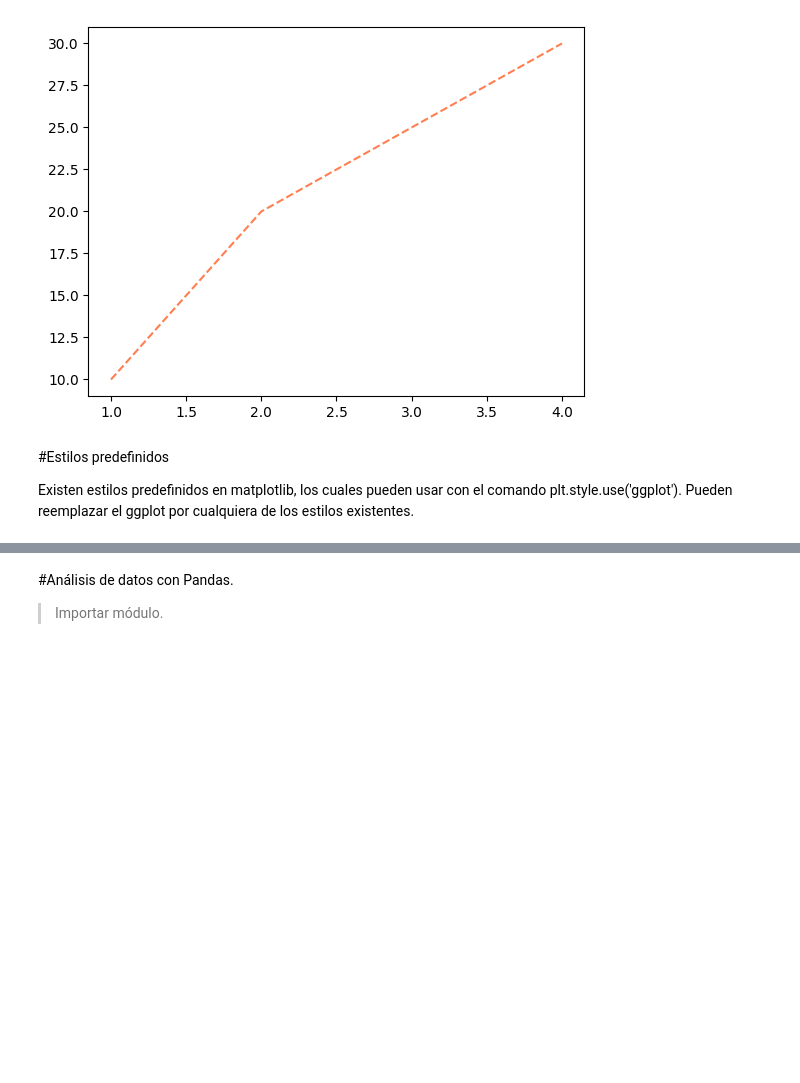
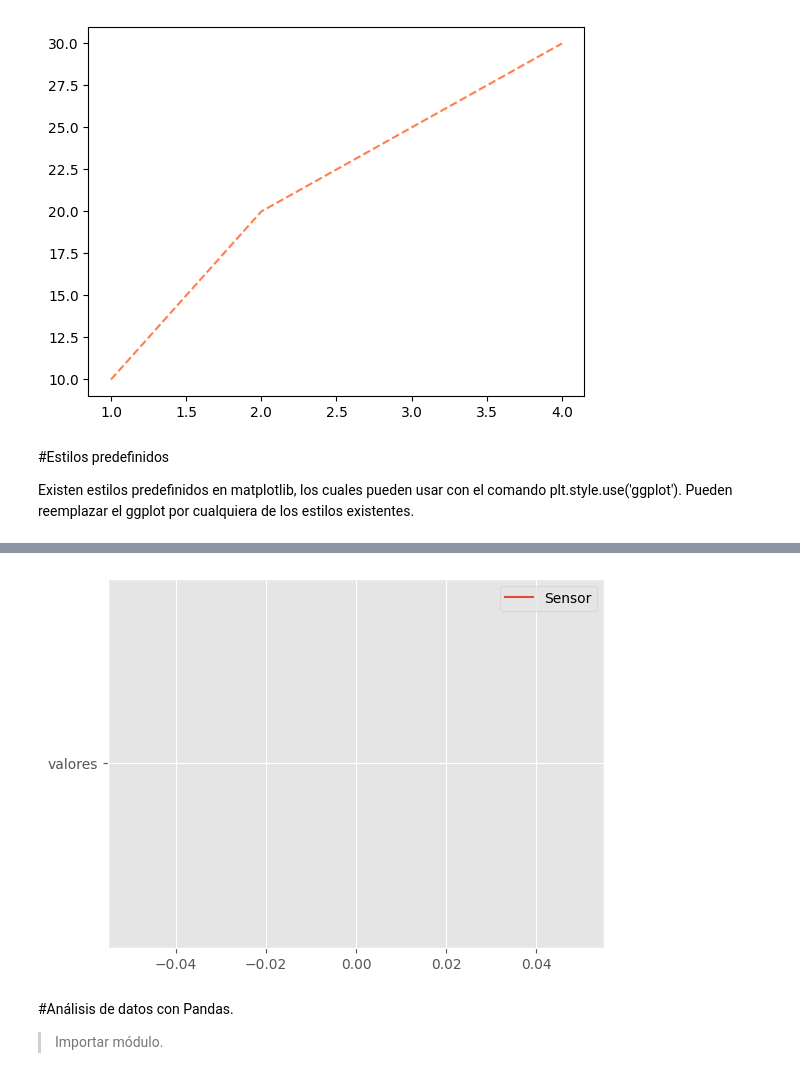
Before and after one commit to Vanessa0ne/Rails, a Jupyter notebook: Estructura_de_Control_phyton.ipynb, the cells around one changed output, grey strips where cells are left out. Cells and saved outputs as stored; diff of their text form; code cells hidden in the pictures; blank space fills up the shorter version.

```diff
--- a/Estructura_de_Control_phyton.ipynb
+++ b/Estructura_de_Control_phyton.ipynb
@@ -293,3 +347,9 @@ Existen estilos predefinidos en matplotlib, los cuales pueden usar con el comand
+# %%
+plt.plot("valores", label="Sensor")
+plt.legend()
+plt.show()
+# %% [output]
+[figure, added]
 # %% [markdown]
 #Análisis de datos con Pandas.
 
```
Also changed, not shown: parts of 7 cells of this notebook.
